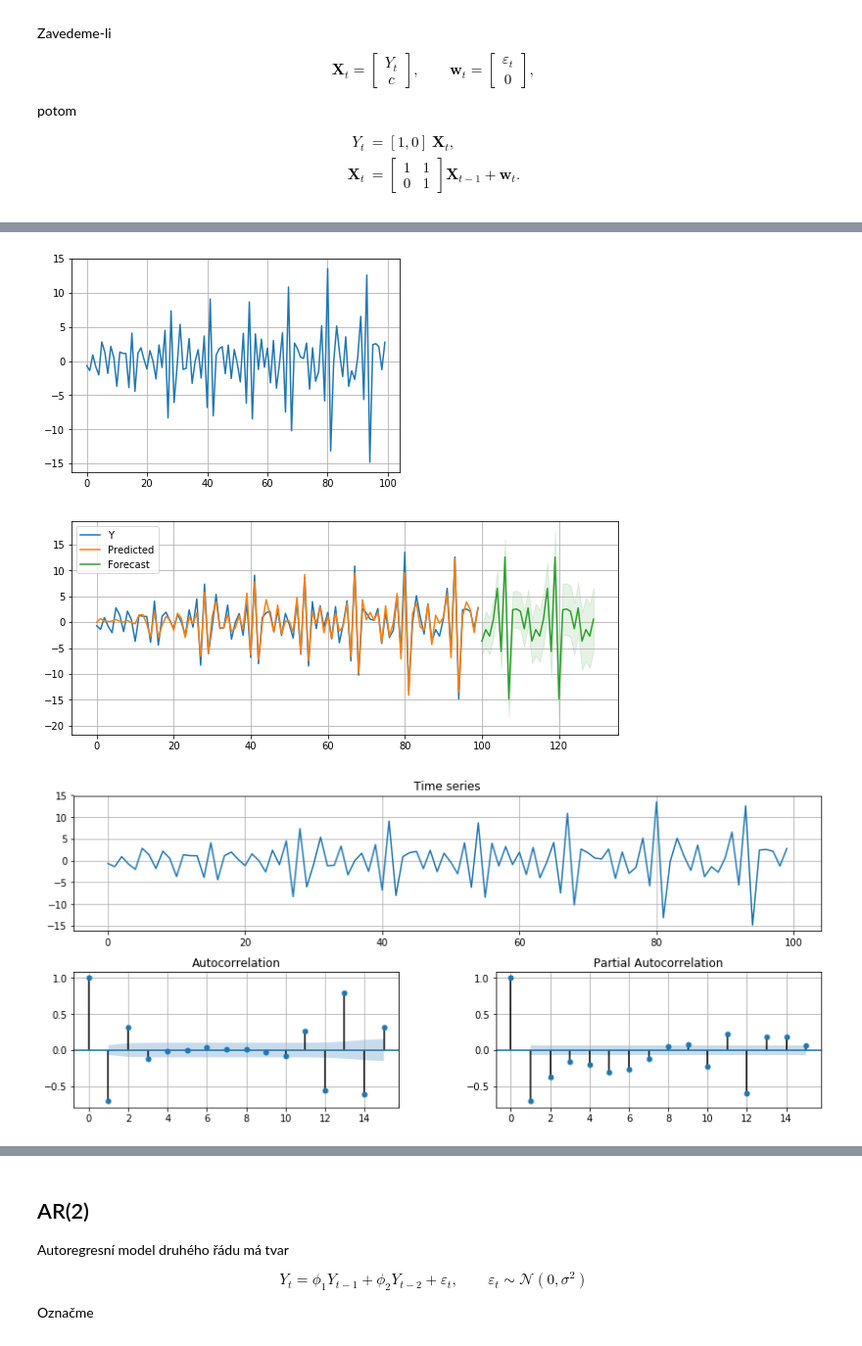
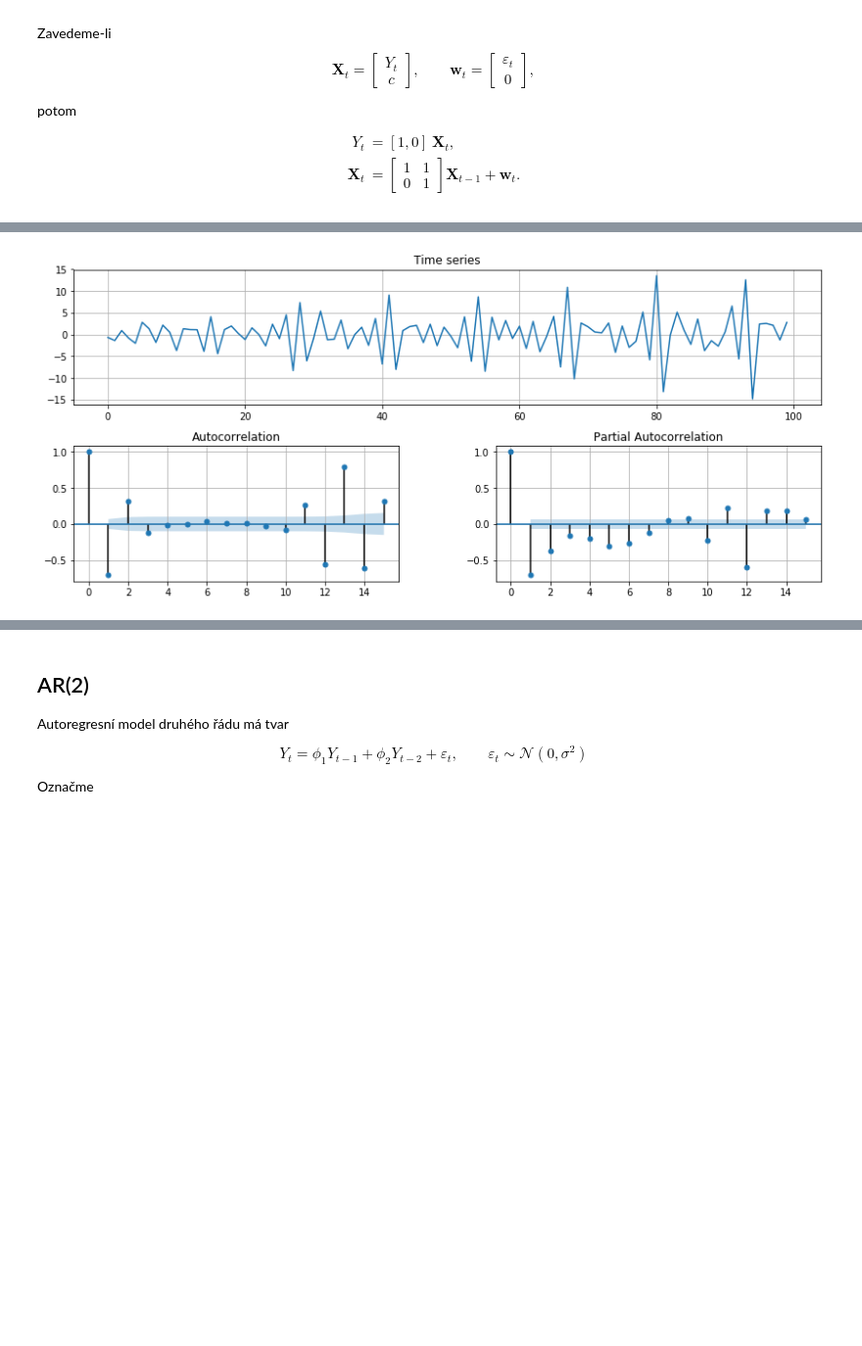
Before and after one commit to kamil-dedecius/mi-scr, a Jupyter notebook: prednasky/9.ipynb, the cells around one changed output, grey strips where cells are left out. Shown at 98% size. Cells and saved outputs as stored; diff of their text form; code cells hidden in the pictures; blank space fills up the shorter version.

```diff
--- a/prednasky/9.ipynb
+++ b/prednasky/9.ipynb
@@ -261,15 +260,16 @@ $$
 # %%
 from seasonalitymodel import SeasonalityModel
 np.random.seed(12)
-data = np.zeros(10)
-mod = SeasonalityModel(data)
-initstate = np.random.uniform(-1, 1, size=12)
-initstate[-1] = -np.sum(initstate[:11])
-d = mod.simulate(params=1.6, nsimulations=100, initial_state=initstate)
+data = np.zeros(12)                             # endog, v simulaci nepotřebné
+mod = SeasonalityModel(data)                    # viz ../zdrojaky/
+initstate = np.random.uniform(-1, 1, size=12)   # počáteční stav X_t
+initstate[-1] = -np.sum(initstate[:11])         # podmínka sumy do 0, viz výše
+noise_var = 1.6
+d = mod.simulate(params=noise_var,
+                 nsimulations=100,
+                 initial_state=initstate)       # simulace
 tsplot(d)
 plt.show()
 # %% [output]
-[figure, old version]
+[figure, new version]
-[figure, removed]
-[figure, removed]
 # %%
```
Also changed, not shown: parts of 9 cells of this notebook.
